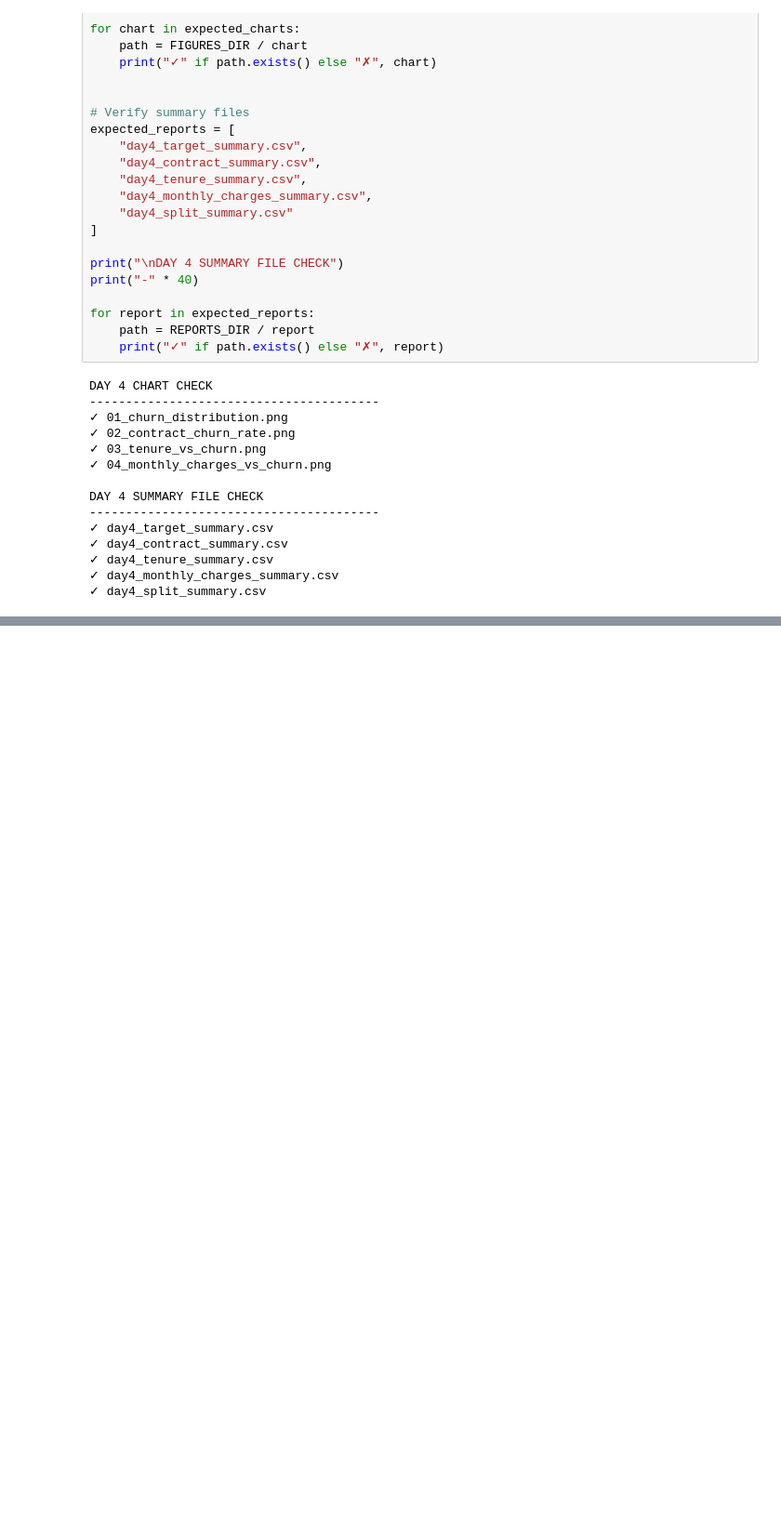
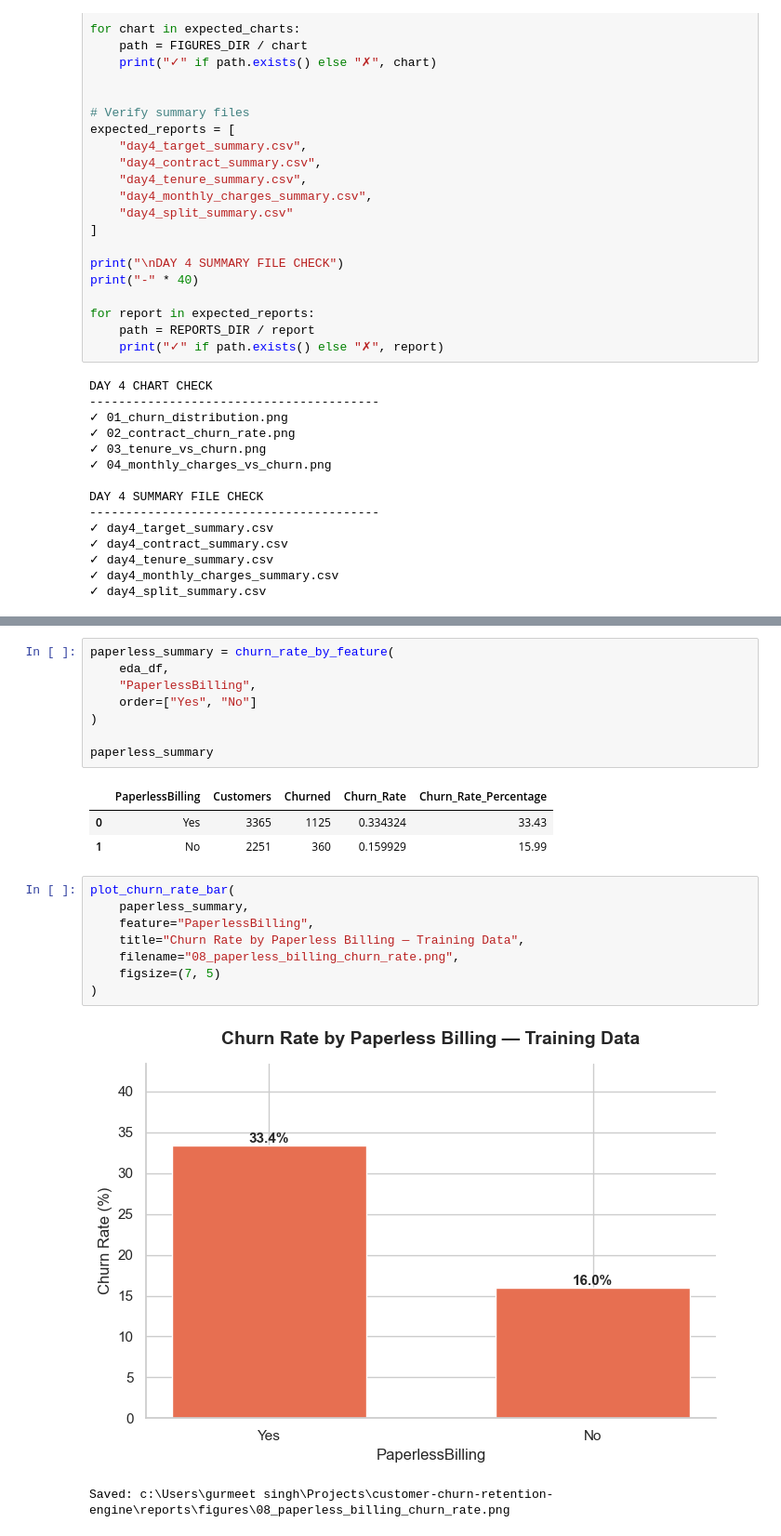
Before and after one commit to simranjitkaur-codes/customer-churn-retention-engine, a Jupyter notebook: notebooks/01_data_inspection.ipynb, the cells around one changed output, grey strips where cells are left out. Shown at 93% size. Saved outputs shown, nothing was run; the diff lists cells and outputs as text; blank space fills up the shorter version.

```diff
--- a/notebooks/01_data_inspection.ipynb
+++ b/notebooks/01_data_inspection.ipynb
@@ -759,0 +1292,23 @@ DAY 4 SUMMARY FILE CHECK
+# %%
+paperless_summary = churn_rate_by_feature(
+    eda_df,
+    "PaperlessBilling",
+    order=["Yes", "No"]
+)
+
+paperless_summary
+# %% [output]
+|  | PaperlessBilling | Customers | Churned | Churn_Rate | Churn_Rate_Percentage |
+| 0 | Yes | 3365 | 1125 | 0.334324 | 33.43 |
+| 1 | No | 2251 | 360 | 0.159929 | 15.99 |
+# %%
+plot_churn_rate_bar(
+    paperless_summary,
+    feature="PaperlessBilling",
+    title="Churn Rate by Paperless Billing — Training Data",
+    filename="08_paperless_billing_churn_rate.png",
+    figsize=(7, 5)
+)
+# %% [output]
+[figure, added]
+Saved: c:\Users\gurmeet singh\Projects\customer-churn-retention-engine\reports\figures\08_paperless_billing_churn_rate.png
```
Also changed, not shown: parts of 52 cells of this notebook, 15 other files.
